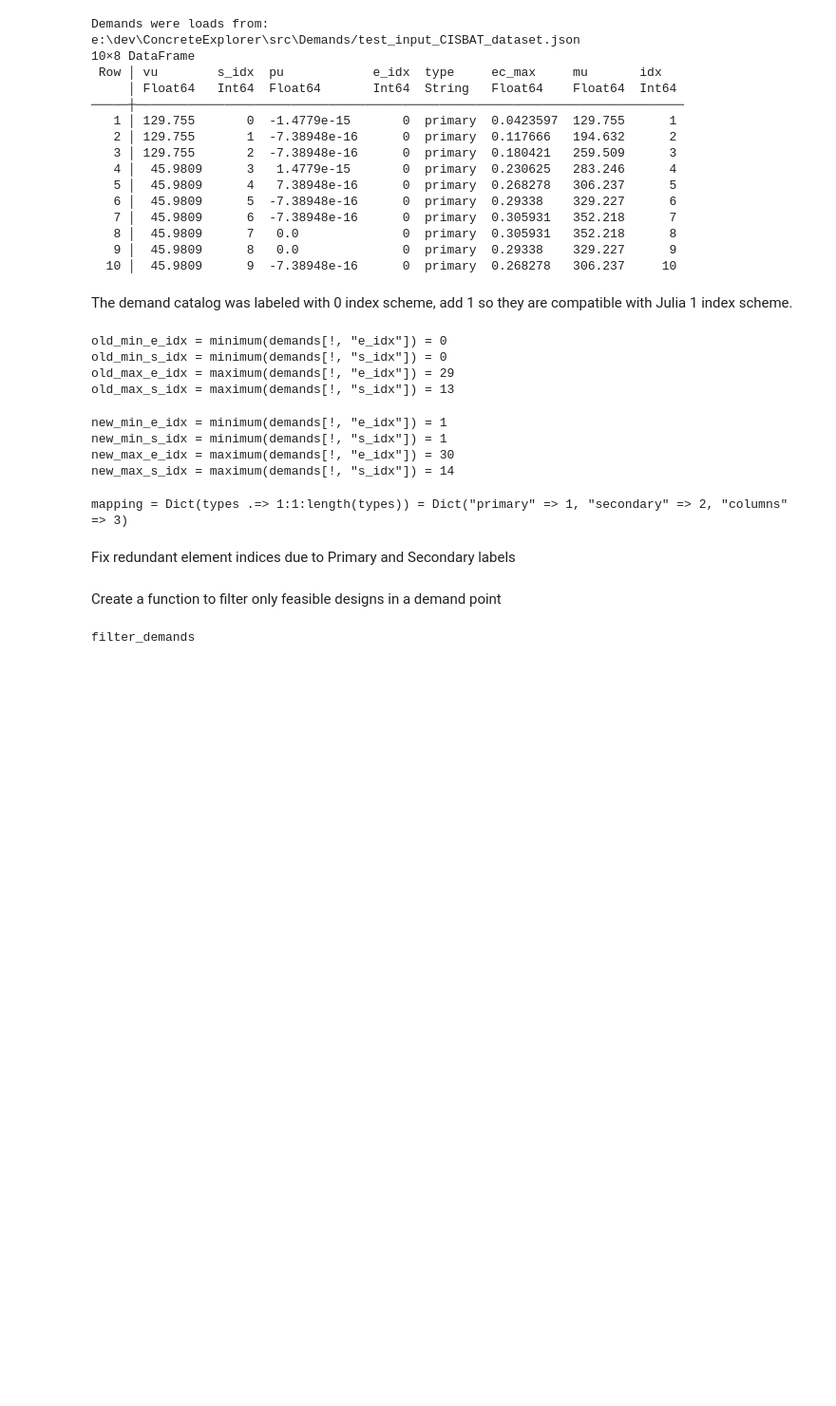
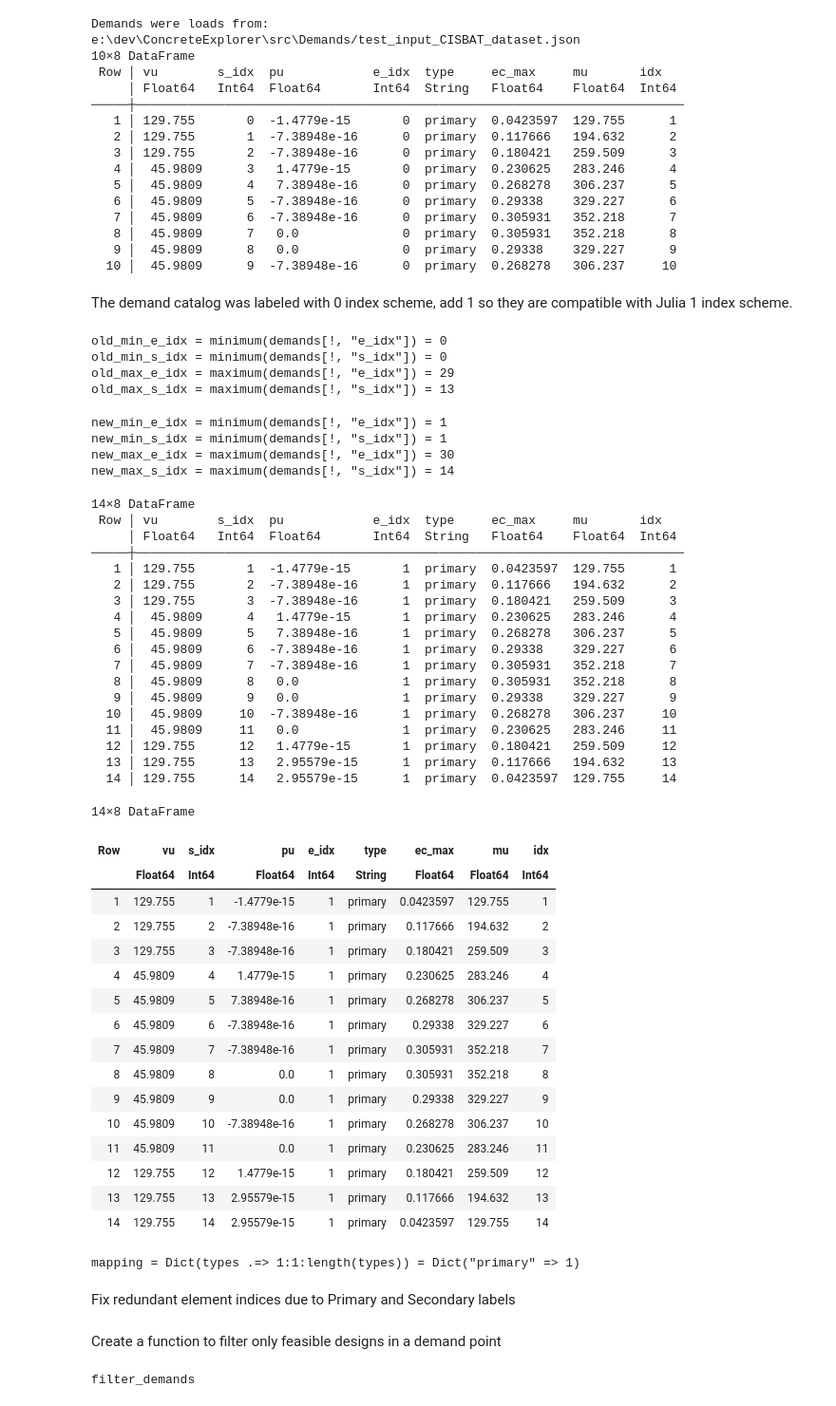
Before and after one commit to pitipatw/ConcreteExplorer, a Jupyter notebook: src/demo_design.ipynb, the cells around one changed output. Shown at 95% size. Cells and saved outputs as stored; diff of their text form; code cells hidden in the pictures; blank space fills up the shorter version.

```diff
--- a/src/demo_design.ipynb
+++ b/src/demo_design.ipynb
@@ -140,6 +140,46 @@ new_min_e_idx = minimum(demands[!, "e_idx"]) = 1
 new_min_s_idx = minimum(demands[!, "s_idx"]) = 1
 new_max_e_idx = maximum(demands[!, "e_idx"]) = 30
 new_max_s_idx = maximum(demands[!, "s_idx"]) = 14
+# %%
+println(demands[1:14,:])
+all_demands = demands
+demands = demands[1:14,:]
+# %% [output]
+14×8 DataFrame
+ Row │ vu        s_idx  pu            e_idx  type     ec_max     mu       idx
+     │ Float64   Int64  Float64       Int64  String   Float64    Float64  Int64
+─────┼──────────────────────────────────────────────────────────────────────────
+   1 │ 129.755       1  -1.4779e-15       1  primary  0.0423597  129.755      1
+   2 │ 129.755       2  -7.38948e-16      1  primary  0.117666   194.632      2
+   3 │ 129.755       3  -7.38948e-16      1  primary  0.180421   259.509      3
+   4 │  45.9809      4   1.4779e-15       1  primary  0.230625   283.246      4
+   5 │  45.9809      5   7.38948e-16      1  primary  0.268278   306.237      5
+   6 │  45.9809      6  -7.38948e-16      1  primary  0.29338    329.227      6
+   7 │  45.9809      7  -7.38948e-16      1  primary  0.305931   352.218      7
+   8 │  45.9809      8   0.0              1  primary  0.305931   352.218      8
+   9 │  45.9809      9   0.0              1  primary  0.29338    329.227      9
+  10 │  45.9809     10  -7.38948e-16      1  primary  0.268278   306.237     10
+  11 │  45.9809     11   0.0              1  primary  0.230625   283.246     11
+  12 │ 129.755      12   1.4779e-15       1  primary  0.180421   259.509     12
+  13 │ 129.755      13   2.95579e-15      1  primary  0.117666   194.632     13
+  14 │ 129.755      14   2.95579e-15      1  primary  0.0423597  129.755     14
+14×8 DataFrame
+| Row | vu | s_idx | pu | e_idx | type | ec_max | mu | idx |
+|  | Float64 | Int64 | Float64 | Int64 | String | Float64 | Float64 | Int64 |
+| 1 | 129.755 | 1 | -1.4779e-15 | 1 | primary | 0.0423597 | 129.755 | 1 |
+| 2 | 129.755 | 2 | -7.38948e-16 | 1 | primary | 0.117666 | 194.632 | 2 |
+| 3 | 129.755 | 3 | -7.38948e-16 | 1 | primary | 0.180421 | 259.509 | 3 |
+| 4 | 45.9809 | 4 | 1.4779e-15 | 1 | primary | 0.230625 | 283.246 | 4 |
+| 5 | 45.9809 | 5 | 7.38948e-16 | 1 | primary | 0.268278 | 306.237 | 5 |
+| 6 | 45.9809 | 6 | -7.38948e-16 | 1 | primary | 0.29338 | 329.227 | 6 |
+| 7 | 45.9809 | 7 | -7.38948e-16 | 1 | primary | 0.305931 | 352.218 | 7 |
+| 8 | 45.9809 | 8 | 0.0 | 1 | primary | 0.305931 | 352.218 | 8 |
+| 9 | 45.9809 | 9 | 0.0 | 1 | primary | 0.29338 | 329.227 | 9 |
+| 10 | 45.9809 | 10 | -7.38948e-16 | 1 | primary | 0.268278 | 306.237 | 10 |
+| 11 | 45.9809 | 11 | 0.0 | 1 | primary | 0.230625 | 283.246 | 11 |
+| 12 | 129.755 | 12 | 1.4779e-15 | 1 | primary | 0.180421 | 259.509 | 12 |
+| 13 | 129.755 | 13 | 2.95579e-15 | 1 | primary | 0.117666 | 194.632 | 13 |
+| 14 | 129.755 | 14 | 2.95579e-15 | 1 | primary | 0.0423597 | 129.755 | 14 |
 # %%
 f1 = Figure(size = (500,500))
 ax1 = Axis(f1[1,1], xlabel = "Moment [kNm]", ylabel = "Shear [kN]", limits = (0,3000,0,300))
@@ -149,7 +189,7 @@ scatter!(ax1, demands[!, :mu], demands[!,:vu], color = [mapping[t] for t in dema
 scatter!(ax1, catalog[!, :Mu], catalog[!, :Vu], marker = '.', alpha = 0.5, transparency = true, markersize = 5)
 f1
 # %% [output]
-mapping = Dict(types .=> 1:1:length(types)) = Dict("primary" => 1, "secondary" => 2, "columns" => 3)
+mapping = Dict(types .=> 1:1:length(types)) = Dict("primary" => 1)
 # %% [markdown]
 Fix redundant element indices due to Primary and Secondary labels
 # %%
```
Also changed, not shown: parts of 14 cells of this notebook.
